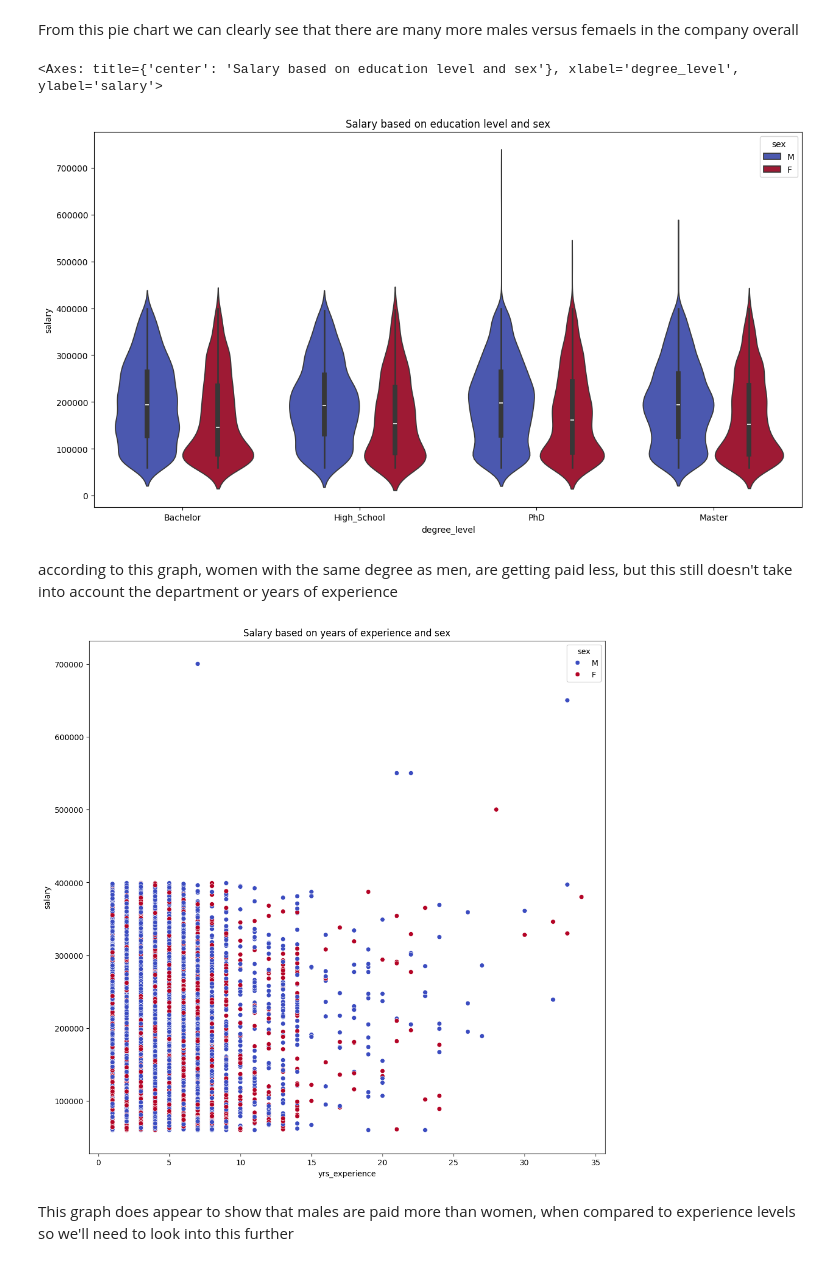
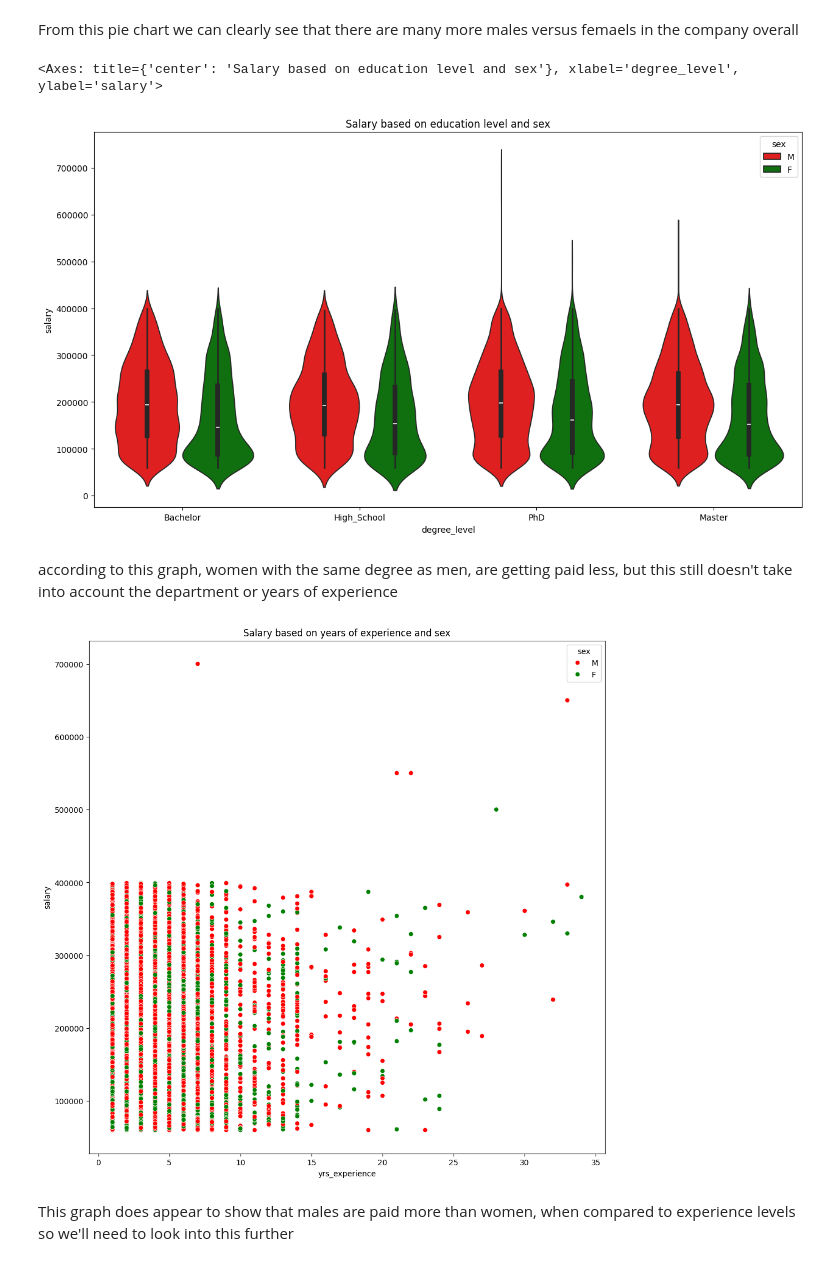
Before and after one commit to breannaparker1991/diversity_analysis, a Jupyter notebook: diversity.ipynb, the cells around one changed output. Drawn from its saved outputs; the diff is of its cells as text; code cells hidden in the pictures.

```diff
--- a/diversity.ipynb
+++ b/diversity.ipynb
@@ -209,3 +207,6 @@ color_list = custom_colors.tolist()
+# %%
+#setting up color palette
+color_palette = ['red', 'green', 'blue']
 # %%
 #graph looking at salary, sex, and dept
 
@@ -233,18 +234,18 @@ From this pie chart we can clearly see that there are many more males versus fem
 # %%
 plt.figure(figsize=(15,8))
 plt.title("Salary based on education level and sex")
-sns.violinplot(x ="degree_level", y ="salary", data = df, hue = 'sex', palette=color_list)
+sns.violinplot(x ="degree_level", y ="salary", data = df, hue = 'sex', palette=color_palette)
 # %% [output]
 <Axes: title={'center': 'Salary based on education level and sex'}, xlabel='degree_level', ylabel='salary'>
-[figure, old version]
+[figure, new version]
 # %% [markdown]
 according to this graph, women with the same degree as men, are getting paid less, but this still doesn't take into account the department or years of experience
 # %%
 plt.figure(figsize=(12,12))
-sns.scatterplot(x='yrs_experience', y='salary', hue='sex', data=df, palette=color_list)
+sns.scatterplot(x='yrs_experience', y='salary', hue='sex', data=df, palette=color_palette)
 plt.title("Salary based on years of experience and sex")
 plt.show()
 # %% [output]
-[figure, old version]
+[figure, new version]
 # %% [markdown]
 This graph does appear to show that males are paid more than women, when compared to experience levels so we'll need to look into this further
```
Also changed, not shown: parts of 50 cells of this notebook.
